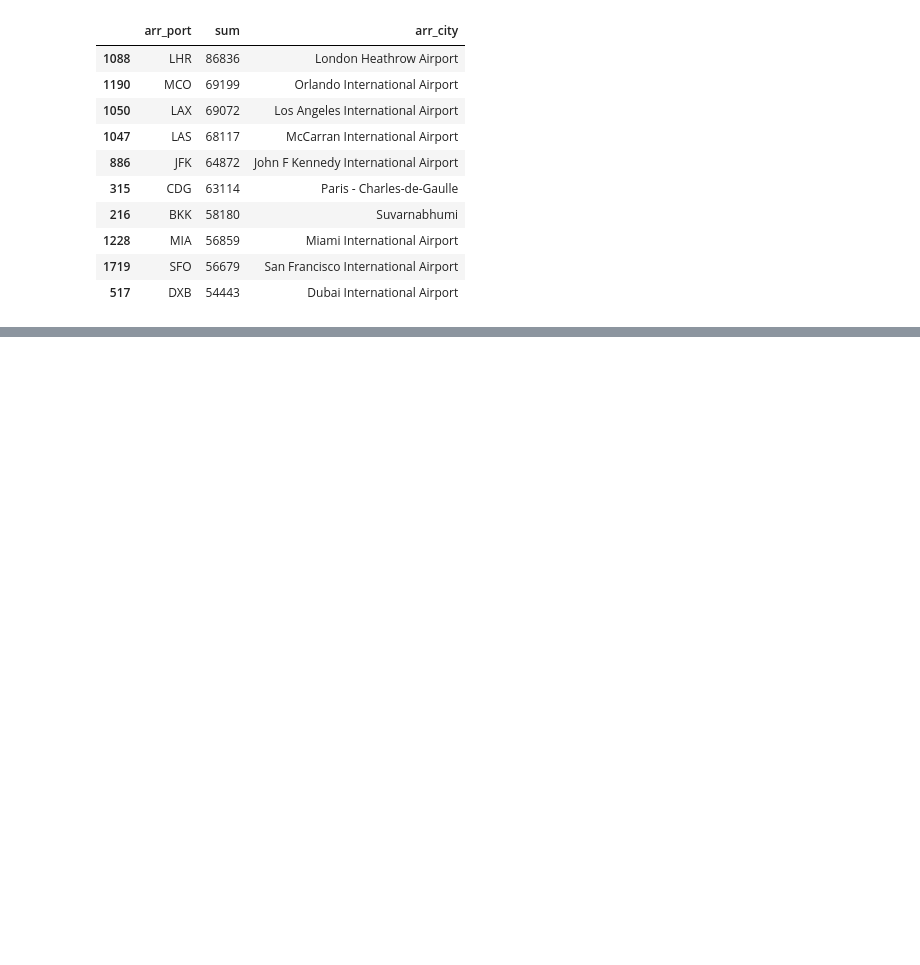
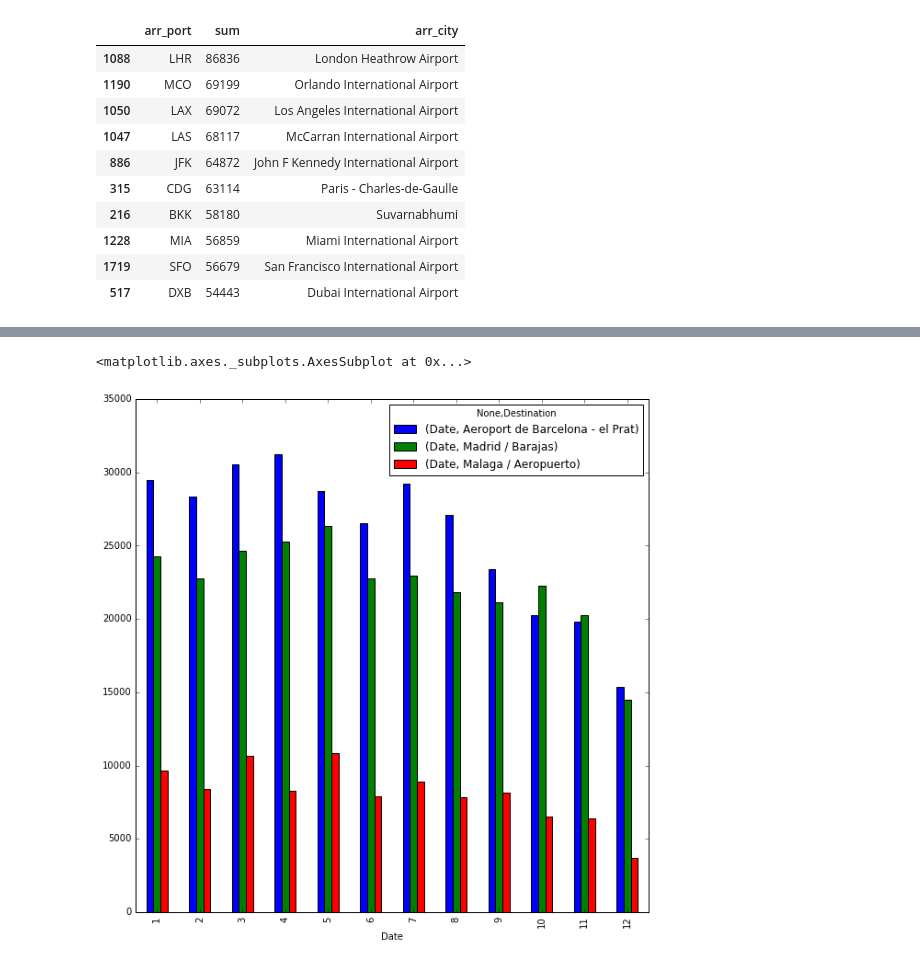
Before and after one commit to AngyGeek/DataChallenge, a Jupyter notebook: DataChallengeCode.ipynb, the cells around one changed output, grey strips where cells are left out. Saved outputs shown, nothing was run; the diff lists cells and outputs as text; code cells hidden in the pictures; blank space fills up the shorter version.

```diff
--- a/DataChallengeCode.ipynb
+++ b/DataChallengeCode.ipynb
@@ -116,0 +171,6 @@ topArr
+# %%
+query = pd.read_sql_query('SELECT Destination, Date '
+                          'FROM searches '
+                          'WHERE Destination = "AGP" OR Destination = "MAD" OR Destination = "BCN" ' , disk_engine)
+# %%
+query['Date'] = pd.to_datetime(query['Date']) #convert columns string date to object date format
@@ -116,0 +181,5 @@ topArr
+# %%
+geo_a = GeoBase(data='airports', verbose=False)
+query['Destination'] = query['Destination'].map(lambda value: geo_a.get(value, 'name'))
+# %%
+gb = query.groupby(['Destination', query.Date.dt.month]).count()
@@ -116,0 +207,6 @@ topArr
+# %%
+fig, ax = plt.subplots(figsize=(10,10))
+gb.unstack(level=0).plot(kind='bar', subplots=False, ax=ax)
+# %% [output]
+<matplotlib.axes._subplots.AxesSubplot at 0x...>
+[figure, added]
```
Also changed, not shown: parts of 8 cells of this notebook.
